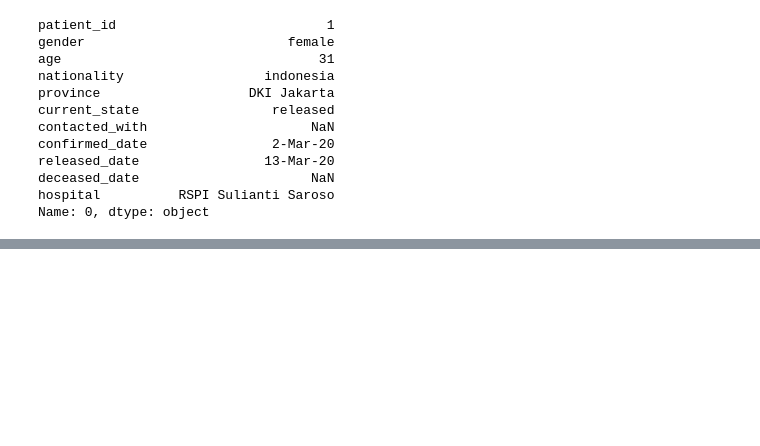
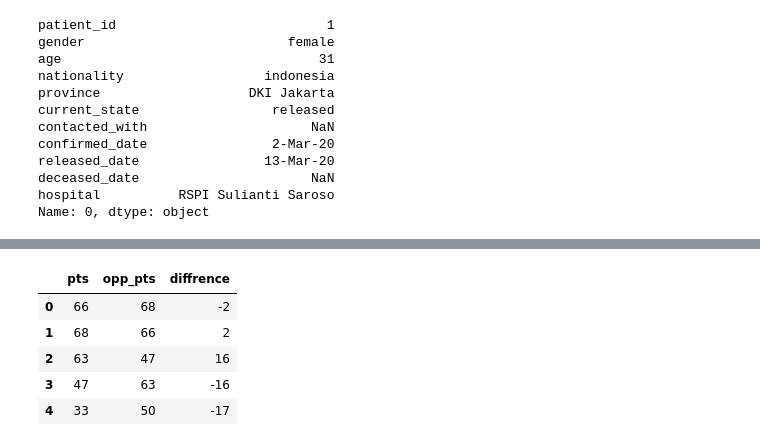
Before and after one commit to averryset/H8_Python_for_Data_Science, a Jupyter notebook: DAY5_Pandas.ipynb, the cells around one changed output, grey strips where cells are left out. Drawn from its saved outputs; the diff is of its cells as text; code cells hidden in the pictures; blank space fills up the shorter version.

```diff
--- a/DAY5_Pandas.ipynb
+++ b/DAY5_Pandas.ipynb
@@ -249,3 +249,5 @@ released_date                13-Mar-20
 deceased_date                      NaN
 hospital          RSPI Sulianti Saroso
 Name: 0, dtype: object
+# %%
+df_nba = pd.read_csv("https://raw.githubusercontent.com/ardhiraka/PFDS_sources/master/nbaallelo.csv")
@@ -251,0 +264,13 @@ Name: 0, dtype: object
+# %%
+df_nba["year"] = '2020'
+# %%
+df_nba["diffrence"] = df_nba["pts"] - df_nba["opp_pts"]
+# %%
+df_nba[["pts", "opp_pts", "diffrence"]].head()
+# %% [output]
+|  | pts | opp_pts | diffrence |
+| 0 | 66 | 68 | -2 |
+| 1 | 68 | 66 | 2 |
+| 2 | 63 | 47 | 16 |
+| 3 | 47 | 63 | -16 |
+| 4 | 33 | 50 | -17 |
```
Also changed, not shown: parts of 3 cells of this notebook, 9 other files.
